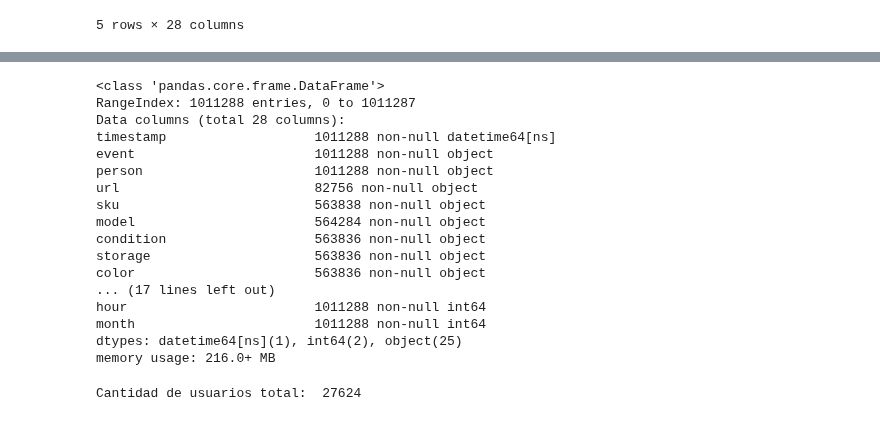
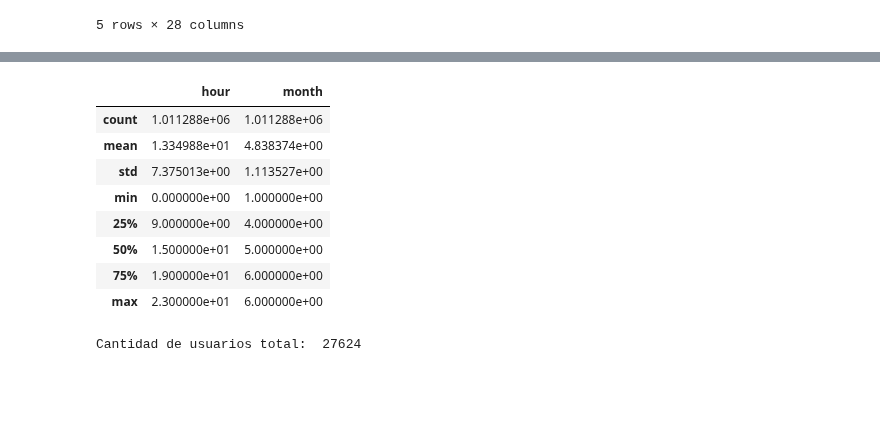
Before and after one commit to btusca/7506, a Jupyter notebook: TP2018/TP definitivo.ipynb, the cells around one changed output, grey strips where cells are left out. Drawn from its saved outputs; the diff is of its cells as text; code cells hidden in the pictures; blank space fills up the shorter version.

```diff
--- a/TP2018/TP definitivo.ipynb
+++ b/TP2018/TP definitivo.ipynb
@@ -85,24 +106,16 @@ dtype: int64
 # %%
 #Vamos a analizar algunas características de las columnas
-eventos.info()
+eventos.describe()
 # %% [output]
-<class 'pandas.core.frame.DataFrame'>
-RangeIndex: 1011288 entries, 0 to 1011287
-Data columns (total 28 columns):
-timestamp                   1011288 non-null datetime64[ns]
-event                       1011288 non-null object
-person                      1011288 non-null object
-url                         82756 non-null object
-sku                         563838 non-null object
-model                       564284 non-null object
-condition                   563836 non-null object
-storage                     563836 non-null object
-color                       563836 non-null object
-... (17 lines left out)
-hour                        1011288 non-null int64
-month                       1011288 non-null int64
-dtypes: datetime64[ns](1), int64(2), object(25)
-memory usage: 216.0+ MB
+|  | hour | month |
+| count | 1.011288e+06 | 1.011288e+06 |
+| mean | 1.334988e+01 | 4.838374e+00 |
+| std | 7.375013e+00 | 1.113527e+00 |
+| min | 0.000000e+00 | 1.000000e+00 |
+| 25% | 9.000000e+00 | 4.000000e+00 |
+| 50% | 1.500000e+01 | 5.000000e+00 |
+| 75% | 1.900000e+01 | 6.000000e+00 |
+| max | 2.300000e+01 | 6.000000e+00 |
 # %%
 #Existen 27624 usuarios únicos
 
```
Also changed, not shown: parts of 10 cells of this notebook.
